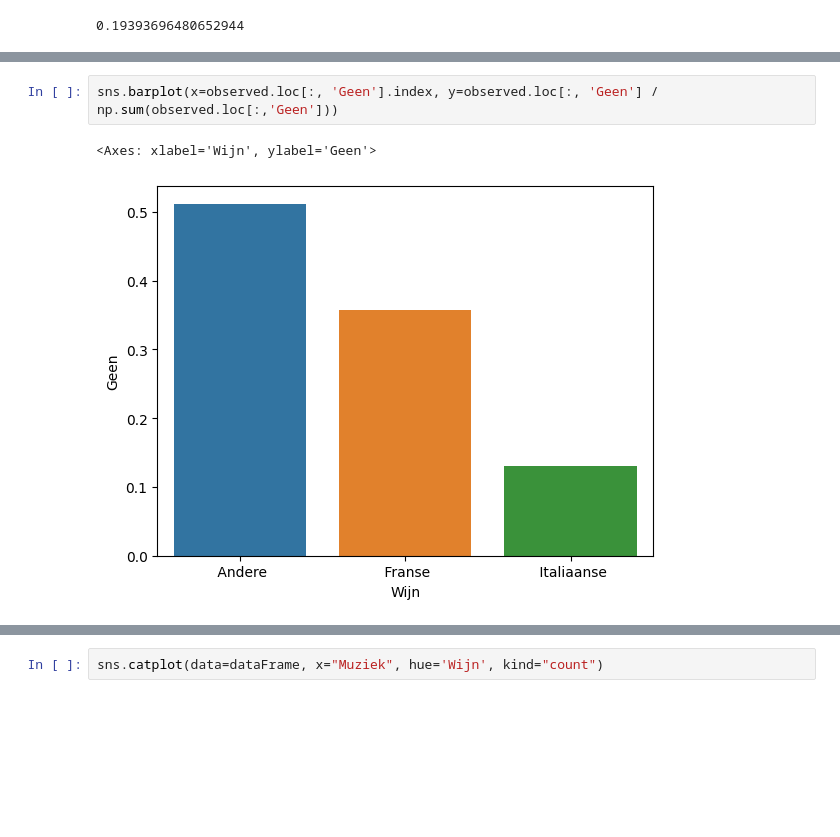
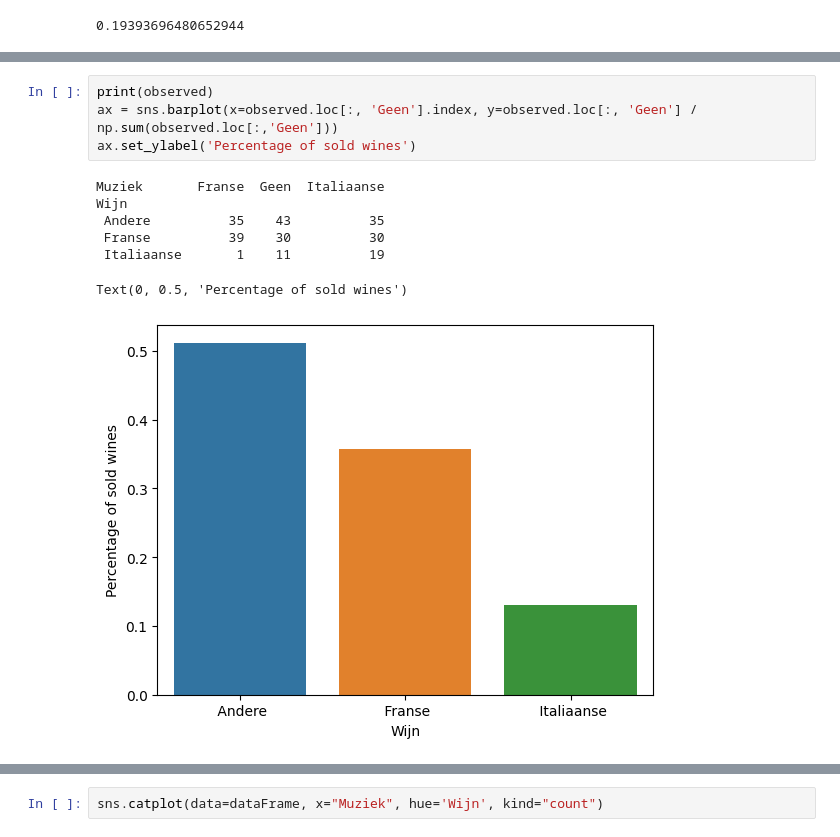
Before and after one commit to Bataklik/Data-Science-_-AI, a Jupyter notebook: 4-bivariate-qual/labs_chi_squared.ipynb, the cells around one changed output, grey strips where cells are left out. Cells and saved outputs as stored; diff of their text form; blank space fills up the shorter version.

```diff
--- a/4-bivariate-qual/labs_chi_squared.ipynb
+++ b/4-bivariate-qual/labs_chi_squared.ipynb
@@ -156,7 +156,14 @@ Plot a bar chart showing the percentages of types of wine sold when no music was
 
 ![image.png](embedded-picture-1)
 # %%
-sns.barplot(x=observed.loc[:, 'Geen'].index, y=observed.loc[:, 'Geen'] / np.sum(observed.loc[:,'Geen']))
+print(observed)
+ax = sns.barplot(x=observed.loc[:, 'Geen'].index, y=observed.loc[:, 'Geen'] / np.sum(observed.loc[:,'Geen']))
+ax.set_ylabel('Percentage of sold wines')
 # %% [output]
-<Axes: xlabel='Wijn', ylabel='Geen'>
+Muziek       Franse  Geen  Italiaanse
+Wijn
+ Andere          35    43          35
+ Franse          39    30          30
+ Italiaanse       1    11          19
+Text(0, 0.5, 'Percentage of sold wines')
-[figure, old version]
+[figure, new version]
```
Also changed, not shown: parts of 12 cells of this notebook, 2 other files.
